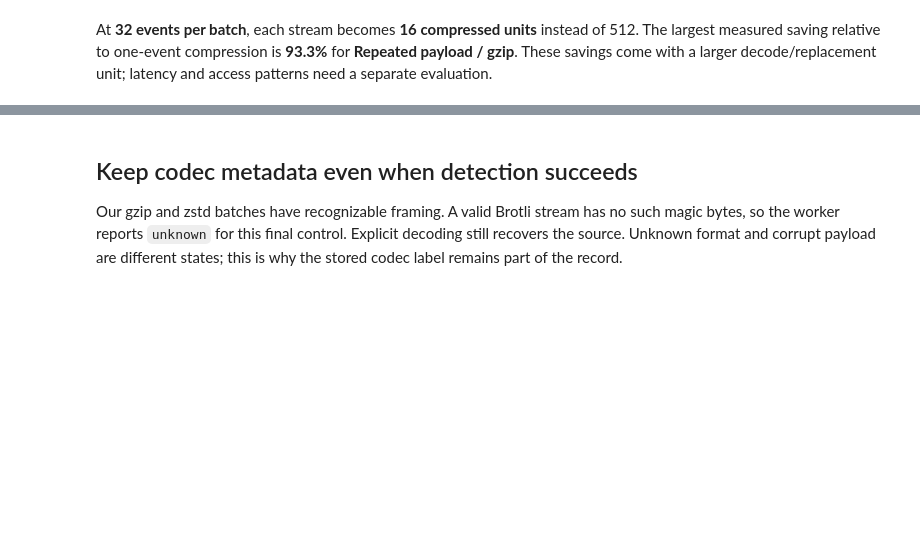
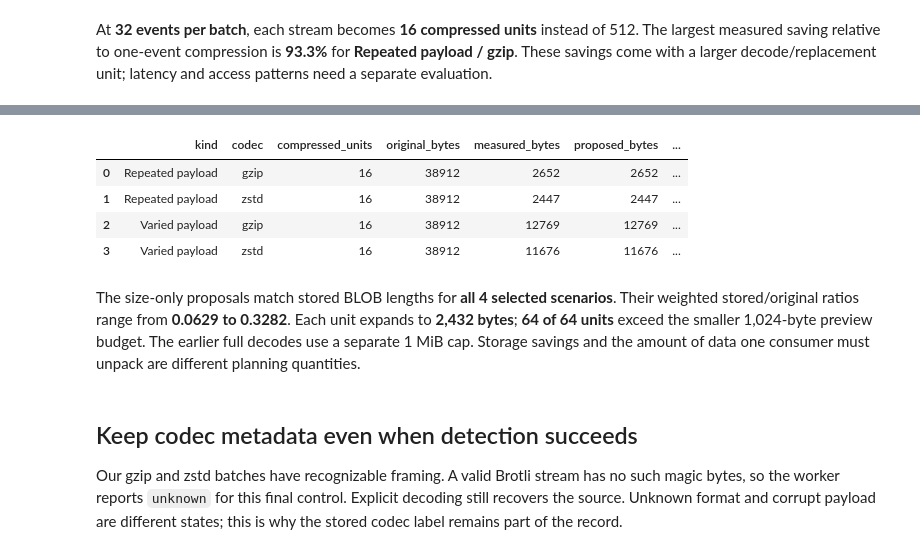
Before and after one commit to Query-farm/vgi-compress, a Jupyter notebook: notebooks/01_where_to_put_the_batch_boundary.ipynb, the cells around one changed output, grey strips where cells are left out. Cells and saved outputs as stored; diff of their text form; code cells hidden in the pictures; blank space fills up the shorter version.

```diff
--- a/notebooks/01_where_to_put_the_batch_boundary.ipynb
+++ b/notebooks/01_where_to_put_the_batch_boundary.ipynb
@@ -257,9 +307,7 @@ kinds = sorted(sizes.kind.unique())
 fig, axes = plt.subplots(1, 2, figsize=(11, 5.4), sharey=True)
 for ax, kind in zip(axes, kinds, strict=True):
     for codec, color in CODEC_COLORS.items():
-        rows = sizes[(sizes.kind == kind) & (sizes.codec == codec)].sort_values(
-            "batch_size"
-        )
+        rows = sizes[(sizes.kind == kind) & (sizes.codec == codec)].sort_values("batch_size")
         ax.plot(
             rows.batch_size,
             rows.stored_bytes_per_event,
@@ -276,6 +324,7 @@ for ax, kind in zip(axes, kinds, strict=True):
             edgecolors=color,
             linewidths=2.2,
             zorder=5,
+            clip_on=False,
         )
     ax.set_xscale("log", base=2)
     ax.set_xticks([1, 8, 32, 128], labels=["1", "8", "32", "128"])
@@ -287,6 +336,7 @@ finish(
     fig,
     "Batching reuses structure across events",
     f"512 events per stream · selected boundary: {EVENTS_PER_BATCH} events · same vertical scale",
-    "bytes-per-event.png",
+    SOURCE,
+    name=f"compression-boundaries-{EVENTS_PER_BATCH}",
 )
 # %% [output]
@@ -370,0 +430,22 @@ finish(
+# %%
+%%sql
+CREATE TABLE capacity_audit AS
+SELECT kind,codec,batch_id,raw_size,stored_size,
+       compress.main.compressed_size(raw_payload,codec) AS proposed_bytes,
+       compress.main.ratio(raw_payload,codec) AS proposed_ratio,
+       compress.main.decompressed_size(compressed_payload,codec,1024) AS preview_decoded_bytes
+FROM audited WHERE batch_size={{ EVENTS_PER_BATCH }};
+CREATE TABLE capacity_summary AS
+SELECT kind,codec,count(*) AS compressed_units,sum(raw_size)::BIGINT AS original_bytes,
+       sum(stored_size)::BIGINT AS measured_bytes,sum(proposed_bytes)::BIGINT AS proposed_bytes,
+       sum(proposed_ratio*raw_size)/sum(raw_size) AS weighted_stored_to_original,
+       count(*) FILTER(WHERE preview_decoded_bytes IS NULL) AS units_over_preview_budget,
+       min(raw_size) AS decoded_bytes_per_unit
+FROM capacity_audit GROUP BY kind,codec;
+SELECT * FROM capacity_summary ORDER BY kind,codec;
+# %% [output]
+|  | kind | codec | compressed_units | original_bytes | measured_bytes | proposed_bytes | ... |
+| 0 | Repeated payload | gzip | 16 | 38912 | 2652 | 2652 | ... |
+| 1 | Repeated payload | zstd | 16 | 38912 | 2447 | 2447 | ... |
+| 2 | Varied payload | gzip | 16 | 38912 | 12769 | 12769 | ... |
+| 3 | Varied payload | zstd | 16 | 38912 | 11676 | 11676 | ... |
@@ -371,3 +455,23 @@ finish(
+# %%
+assert capacity.measured_bytes.eq(capacity.proposed_bytes).all()
+assert np.allclose(
+    capacity.weighted_stored_to_original,
+    capacity.measured_bytes / capacity.original_bytes,
+    rtol=1e-12,
+)
+preview_units = int(capacity.units_over_preview_budget.sum())
+all_units = int(capacity.compressed_units.sum())
+prose(
+    f"The size-only proposals match stored BLOB lengths for **all {len(capacity)} selected scenarios**. "
+    f"Their weighted stored/original ratios range from **{capacity.weighted_stored_to_original.min():.4f} "
+    f"to {capacity.weighted_stored_to_original.max():.4f}**. "
+    f"Each unit expands to **{int(capacity.decoded_bytes_per_unit.iloc[0]):,} bytes**; "
+    f"**{preview_units} of {all_units} units** exceed the smaller 1,024-byte preview budget. "
+    "The earlier full decodes use a separate 1 MiB cap. Storage savings and the amount "
+    "of data one consumer must unpack are different planning quantities."
+)
+# %% [output]
+The size-only proposals match stored BLOB lengths for **all 4 selected scenarios**. Their weighted stored/original ratios range from **0.0629 to 0.3282**. Each unit expands to **2,432 bytes**; **64 of 64 units** exceed the smaller 1,024-byte preview budget. The earlier full decodes use a separate 1 MiB cap. Storage savings and the amount of data one consumer must unpack are different planning quantities.
 # %% [markdown]
 ## Keep codec metadata even when detection succeeds
 
```
Also changed, not shown: parts of 27 cells of this notebook, 11 other files.
